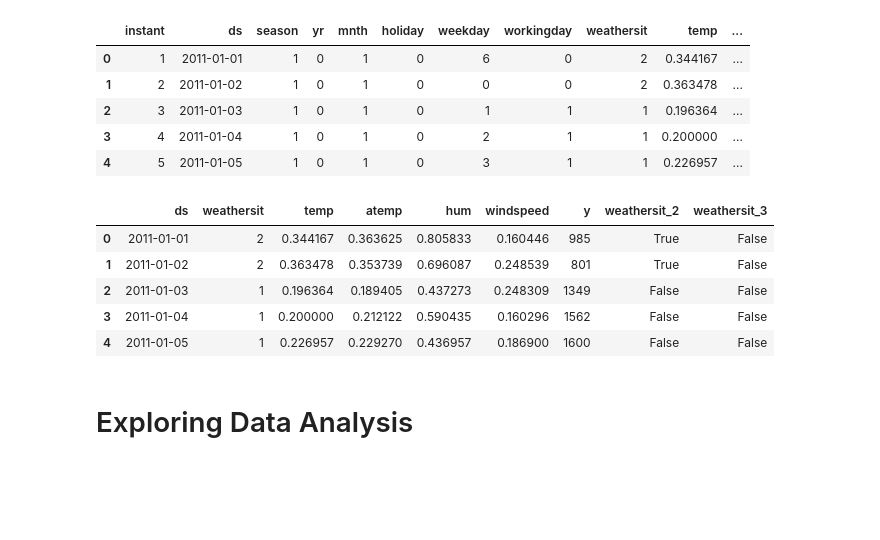
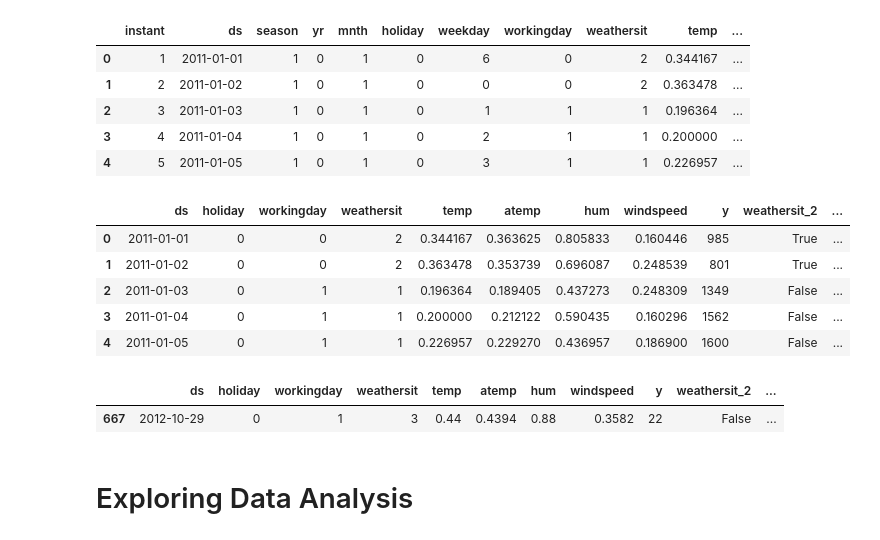
Before and after one commit to sothulthorn/time-series-analysis-and-forecasting-with-python, a Jupyter notebook: 05-Prophet/prophet.ipynb, the cells around one changed output. Cells and saved outputs as stored; diff of their text form; code cells hidden in the pictures; blank space fills up the shorter version.

```diff
--- a/05-Prophet/prophet.ipynb
+++ b/05-Prophet/prophet.ipynb
@@ -86,12 +86,18 @@ df.head()
 | 4 | 5 | 2011-01-05 | 1 | 0 | 1 | 0 | 3 | 1 | 1 | 0.226957 | ... |
 # %%
 # Drop Variables That Are Not Needed
-df.drop(columns=['instant', 'season', 'yr', 'mnth', 'weekday', 'holiday', 'workingday', 'casual', 'registered'], inplace=True)
+df.drop(columns=['instant', 'season', 'yr', 'mnth', 'weekday', 'casual', 'registered'], inplace=True)
 df.head()
 # %% [output]
-|  | ds | weathersit | temp | atemp | hum | windspeed | y | weathersit_2 | weathersit_3 |
-| 0 | 2011-01-01 | 2 | 0.344167 | 0.363625 | 0.805833 | 0.160446 | 985 | True | False |
-| 1 | 2011-01-02 | 2 | 0.363478 | 0.353739 | 0.696087 | 0.248539 | 801 | True | False |
-| 2 | 2011-01-03 | 1 | 0.196364 | 0.189405 | 0.437273 | 0.248309 | 1349 | False | False |
-| 3 | 2011-01-04 | 1 | 0.200000 | 0.212122 | 0.590435 | 0.160296 | 1562 | False | False |
-| 4 | 2011-01-05 | 1 | 0.226957 | 0.229270 | 0.436957 | 0.186900 | 1600 | False | False |
+|  | ds | holiday | workingday | weathersit | temp | atemp | hum | windspeed | y | weathersit_2 | ... |
+| 0 | 2011-01-01 | 0 | 0 | 2 | 0.344167 | 0.363625 | 0.805833 | 0.160446 | 985 | True | ... |
+| 1 | 2011-01-02 | 0 | 0 | 2 | 0.363478 | 0.353739 | 0.696087 | 0.248539 | 801 | True | ... |
+| 2 | 2011-01-03 | 0 | 1 | 1 | 0.196364 | 0.189405 | 0.437273 | 0.248309 | 1349 | False | ... |
+| 3 | 2011-01-04 | 0 | 1 | 1 | 0.200000 | 0.212122 | 0.590435 | 0.160296 | 1562 | False | ... |
+| 4 | 2011-01-05 | 0 | 1 | 1 | 0.226957 | 0.229270 | 0.436957 | 0.186900 | 1600 | False | ... |
+# %%
+# Look at 2012-10-29
+df[df.ds == '2012-10-29']
+# %% [output]
+|  | ds | holiday | workingday | weathersit | temp | atemp | hum | windspeed | y | weathersit_2 | ... |
+| 667 | 2012-10-29 | 0 | 1 | 3 | 0.44 | 0.4394 | 0.88 | 0.3582 | 22 | False | ... |
```
Also changed, not shown: parts of 23 cells of this notebook, 1 other file.
